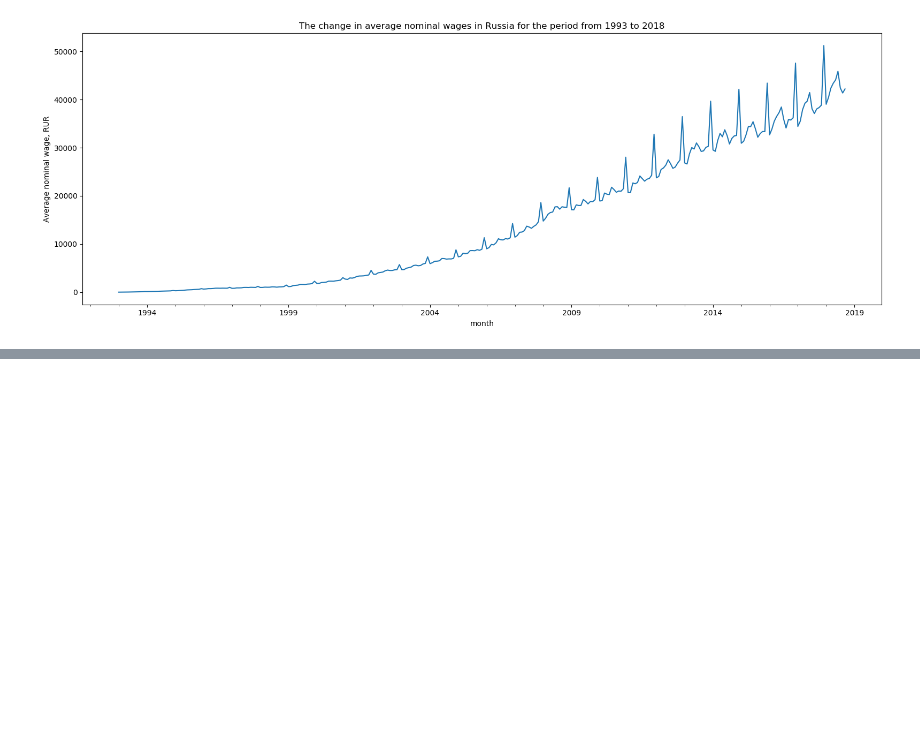
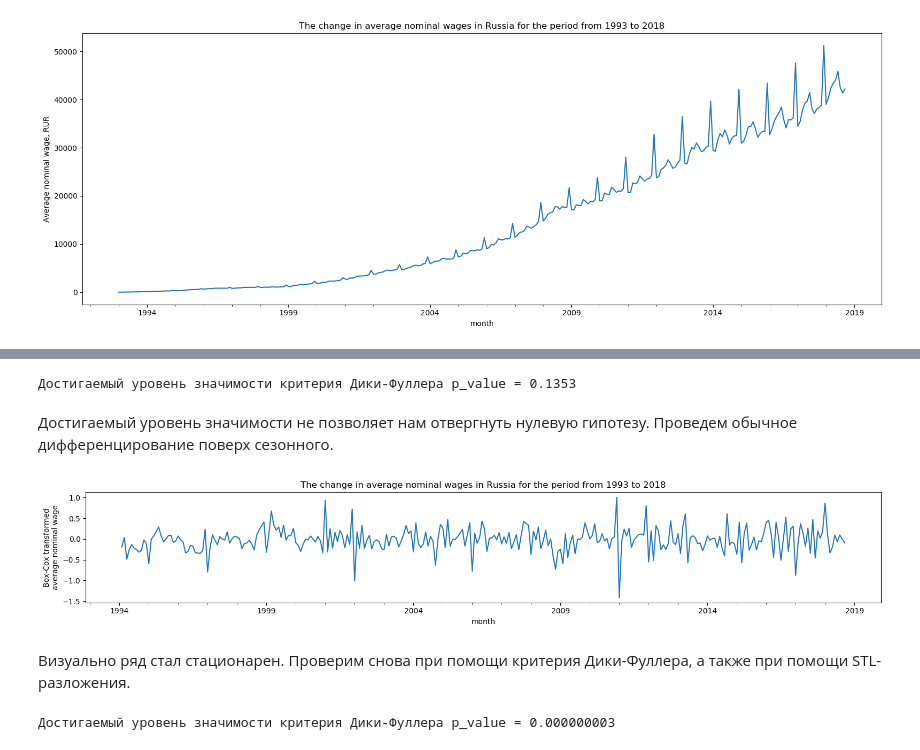
Before and after one commit to armavox/mldaspec, a Jupyter notebook: course5/notebooks/w1Peer_russian_wage.ipynb, the cells around one changed output, grey strips where cells are left out. Saved outputs shown, nothing was run; the diff lists cells and outputs as text; code cells hidden in the pictures; blank space fills up the shorter version.

```diff
--- a/course5/notebooks/w1Peer_russian_wage.ipynb
+++ b/course5/notebooks/w1Peer_russian_wage.ipynb
@@ -30,0 +84,23 @@ plt.tight_layout();
+# %%
+adfuller_p_val = sm.tsa.stattools.adfuller(df.wage_box_diff12.dropna())[1]
+print(f'Достигаемый уровень значимости критерия Дики-Фуллера p_value = {adfuller_p_val:.4f}')
+# %% [output]
+Достигаемый уровень значимости критерия Дики-Фуллера p_value = 0.1353
+# %% [markdown]
+Достигаемый уровень значимости не позволяет нам отвергнуть нулевую гипотезу. Проведем обычное дифференцирование поверх сезонного.
+# %%
+df['wage_box_diff12_1'] = df.wage_box_diff12 - df.wage_box_diff12.shift(1)
+
+df.wage_box_diff12_1.plot(figure=plt.figure(figsize=(16, 3), dpi=100))
+plt.ylabel('Box-Cox transformed\naverage nominal wage');
+plt.title('The change in average nominal wages in Russia for the period from 1993 to 2018');
+plt.tight_layout();
+# %% [output]
+[figure, added]
+# %% [markdown]
+Визуально ряд стал стационарен. Проверим снова при помощи критерия Дики-Фуллера, а также при помощи STL-разложения.
+# %%
+adfuller_p_val = sm.tsa.stattools.adfuller(df.wage_box_diff12_1.dropna())[1]
+print(f'Достигаемый уровень значимости критерия Дики-Фуллера p_value = {adfuller_p_val:.9f}')
+# %% [output]
+Достигаемый уровень значимости критерия Дики-Фуллера p_value = 0.000000003
```
Also changed, not shown: parts of 64 cells of this notebook, 2 other files.
